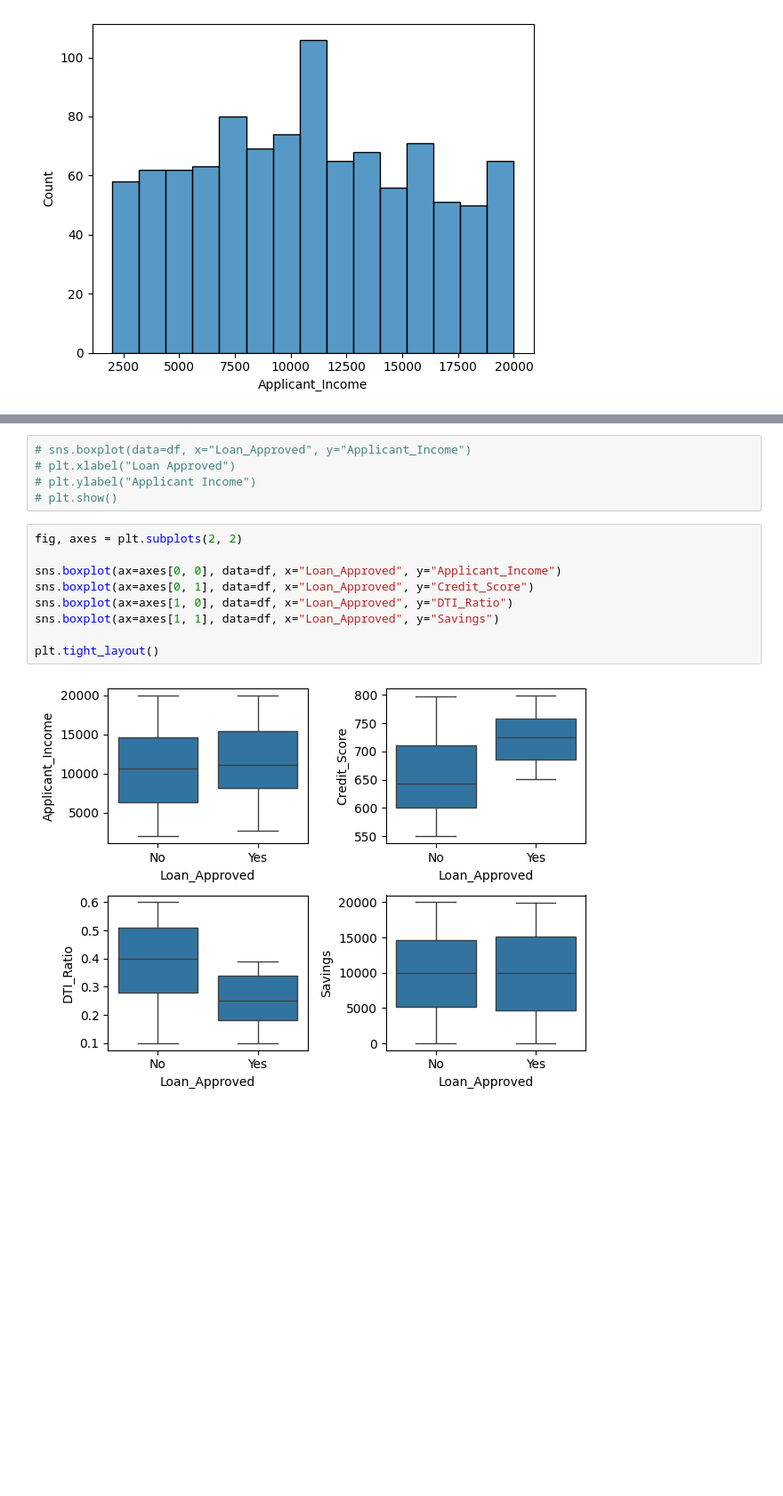
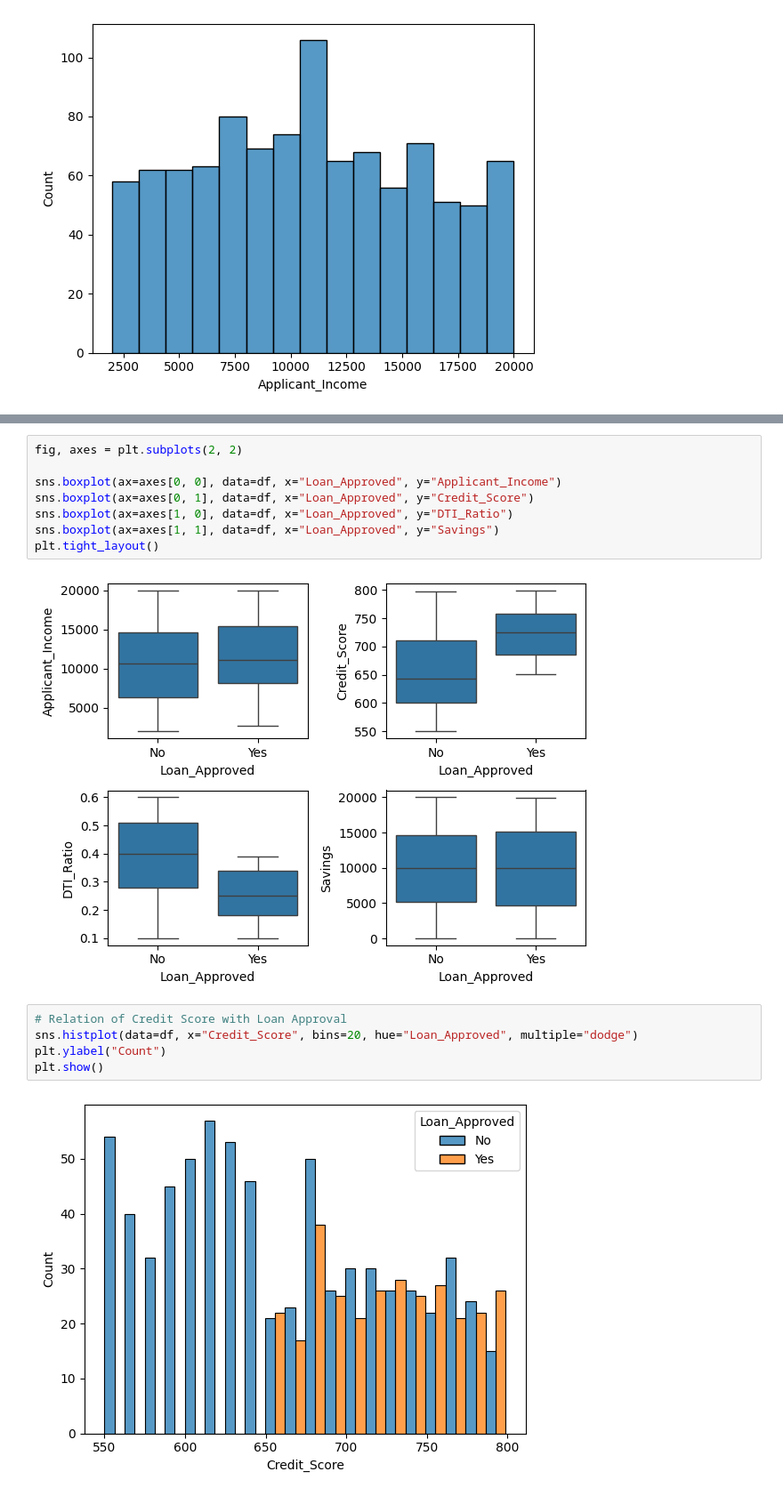
Before and after one commit to Vanshaj14Mohan/CreditWise-Loan-Approval-System, a Jupyter notebook: Files/main.ipynb, the cells around one changed output, grey strips where cells are left out. Shown at 89% size. Cells and saved outputs as stored; diff of their text form; blank space fills up the shorter version.

```diff
--- a/Files/main.ipynb
+++ b/Files/main.ipynb
@@ -269,8 +267,3 @@ plt.show()
-# %%
-# sns.boxplot(data=df, x="Loan_Approved", y="Applicant_Income")
-# plt.xlabel("Loan Approved")
-# plt.ylabel("Applicant Income")
-# plt.show()
 # %%
 fig, axes = plt.subplots(2, 2)
 
@@ -278,7 +271,13 @@ sns.boxplot(ax=axes[0, 0], data=df, x="Loan_Approved", y="Applicant_Income")
 sns.boxplot(ax=axes[0, 1], data=df, x="Loan_Approved", y="Credit_Score")
 sns.boxplot(ax=axes[1, 0], data=df, x="Loan_Approved", y="DTI_Ratio")
 sns.boxplot(ax=axes[1, 1], data=df, x="Loan_Approved", y="Savings")
-
 plt.tight_layout()
 # %% [output]
 [figure]
+# %%
+# Relation of Credit Score with Loan Approval
+sns.histplot(data=df, x="Credit_Score", bins=20, hue="Loan_Approved", multiple="dodge")
+plt.ylabel("Count")
+plt.show()
+# %% [output]
+[figure, added]
```
Also changed, not shown: parts of 1 cell of this notebook.
